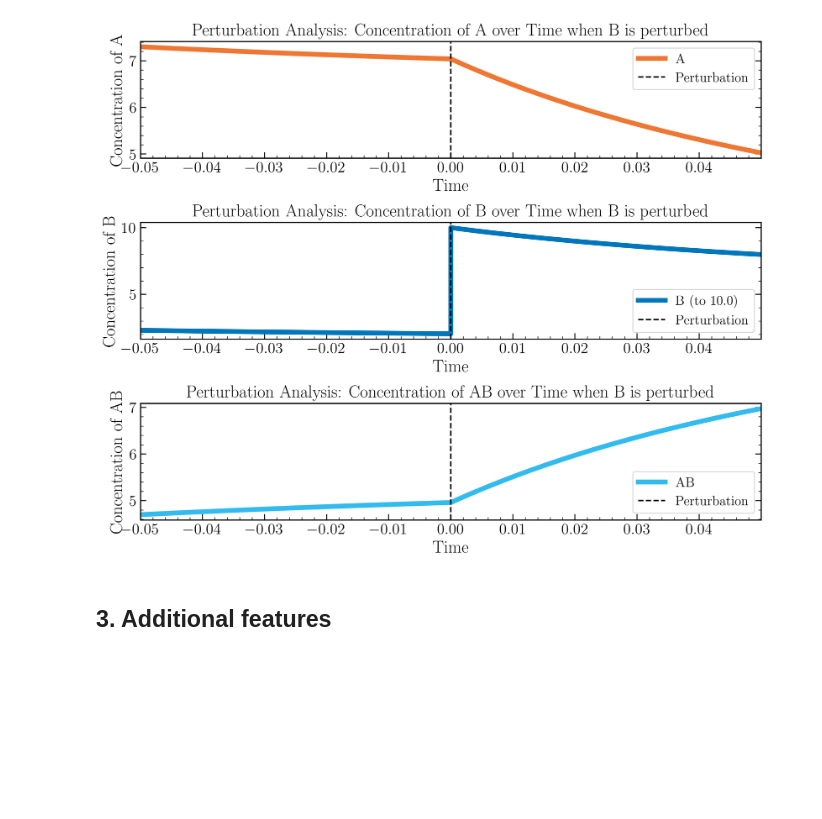
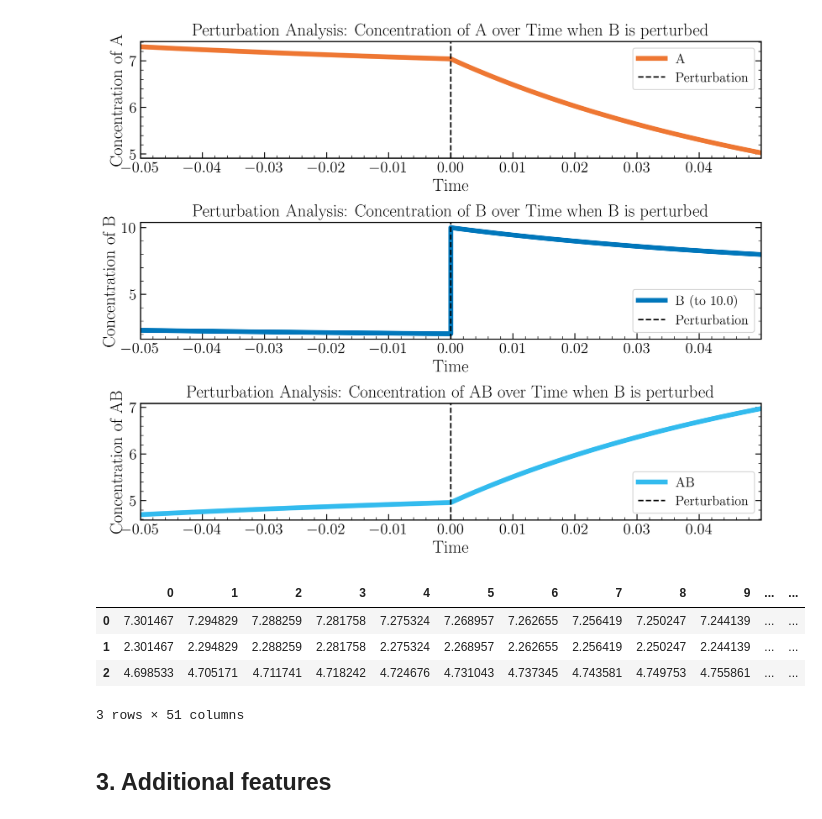
Before and after one commit to DILiS-lab/loopdetect, a Jupyter notebook: examples/model_2_complex_formation.ipynb, the cells around one changed output. Saved outputs shown, nothing was run; the diff lists cells and outputs as text; code cells hidden in the pictures; blank space fills up the shorter version.

```diff
--- a/examples/model_2_complex_formation.ipynb
+++ b/examples/model_2_complex_formation.ipynb
@@ -266,6 +266,14 @@ plt.tight_layout()
 plt.show()
 # %% [output]
 [figure]
+# %%
+pd.DataFrame(sol_1_005)
+# %% [output]
+|  | 0 | 1 | 2 | 3 | 4 | 5 | 6 | 7 | 8 | 9 | ... | ... |
+| 0 | 7.301467 | 7.294829 | 7.288259 | 7.281758 | 7.275324 | 7.268957 | 7.262655 | 7.256419 | 7.250247 | 7.244139 | ... | ... |
+| 1 | 2.301467 | 2.294829 | 2.288259 | 2.281758 | 2.275324 | 2.268957 | 2.262655 | 2.256419 | 2.250247 | 2.244139 | ... | ... |
+| 2 | 4.698533 | 4.705171 | 4.711741 | 4.718242 | 4.724676 | 4.731043 | 4.737345 | 4.743581 | 4.749753 | 4.755861 | ... | ... |
+3 rows × 51 columns
 # %% [markdown]
 ## 3. Additional features
 # %% [markdown]
```
Also changed, not shown: 1 other file.
